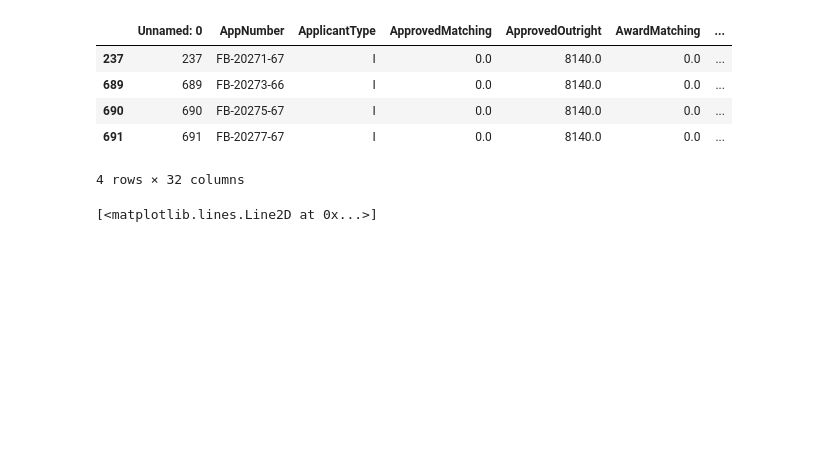
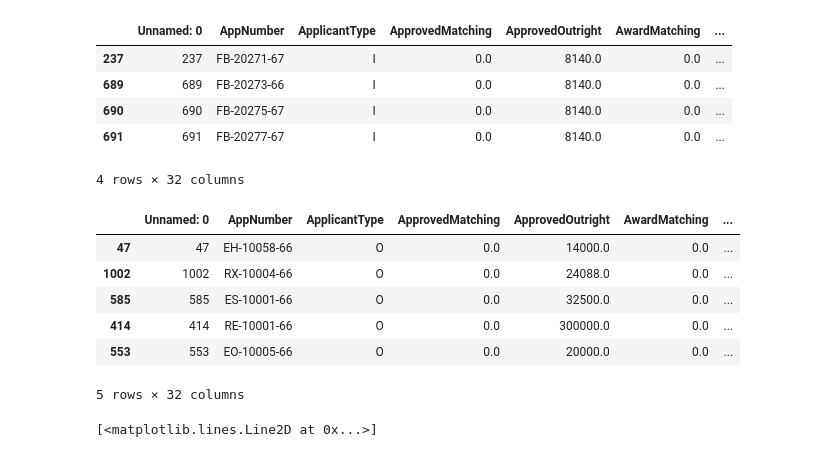
Before and after one commit to story645/neh, a Jupyter notebook: python/matplotlib_tutorial.ipynb, the cells around one changed output. Drawn from its saved outputs; the diff is of its cells as text; code cells hidden in the pictures; blank space fills up the shorter version.

```diff
--- a/python/matplotlib_tutorial.ipynb
+++ b/python/matplotlib_tutorial.ipynb
@@ -209,3 +193,13 @@ ds = df.sort( columns=["CouncilDate"])
+# %%
+ds.head()
+# %% [output]
+|  | Unnamed: 0 | AppNumber | ApplicantType | ApprovedMatching | ApprovedOutright | AwardMatching | ... |
+| 47 | 47 | EH-10058-66 | O | 0.0 | 14000.0 | 0.0 | ... |
+| 1002 | 1002 | RX-10004-66 | O | 0.0 | 24088.0 | 0.0 | ... |
+| 585 | 585 | ES-10001-66 | O | 0.0 | 32500.0 | 0.0 | ... |
+| 414 | 414 | RE-10001-66 | O | 0.0 | 300000.0 | 0.0 | ... |
+| 553 | 553 | EO-10005-66 | O | 0.0 | 20000.0 | 0.0 | ... |
+5 rows × 32 columns
 # %%
 fig, ax = plt.subplots(figsize=(15,5))
 ax.plot_date(ds['CouncilDate'], ds['AwardOutright'], '-')
```
Also changed, not shown: parts of 40 cells of this notebook, 6 other files.
